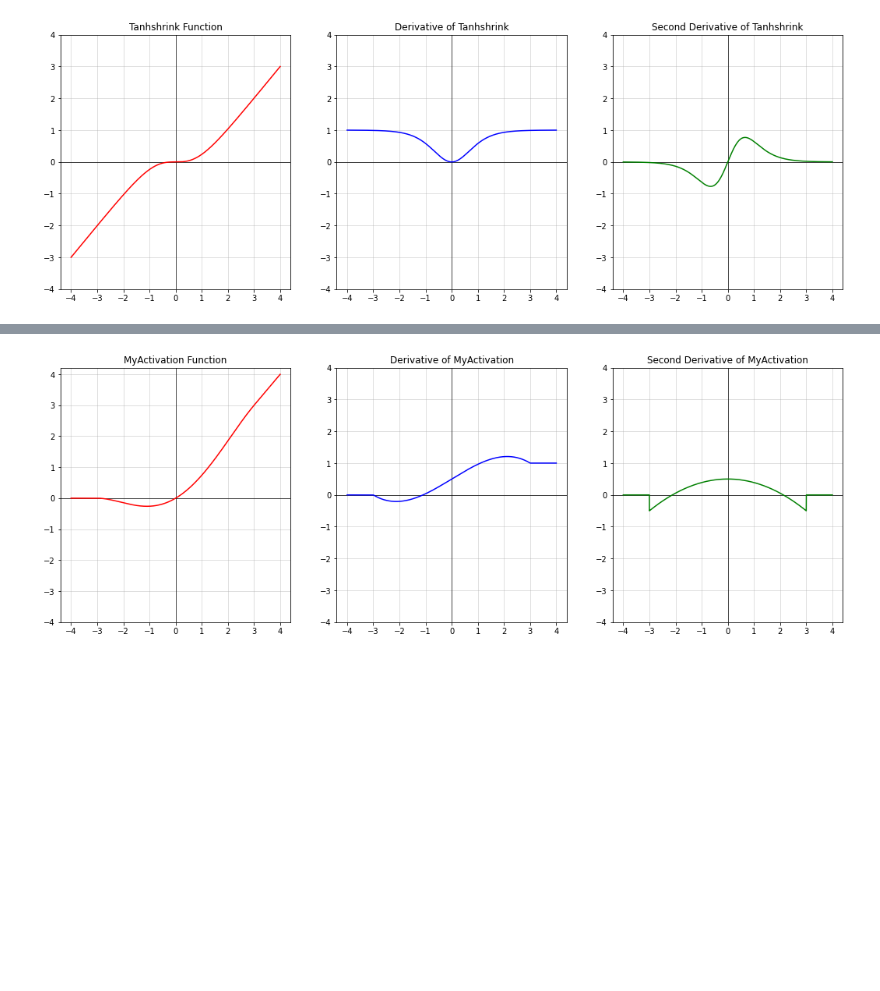
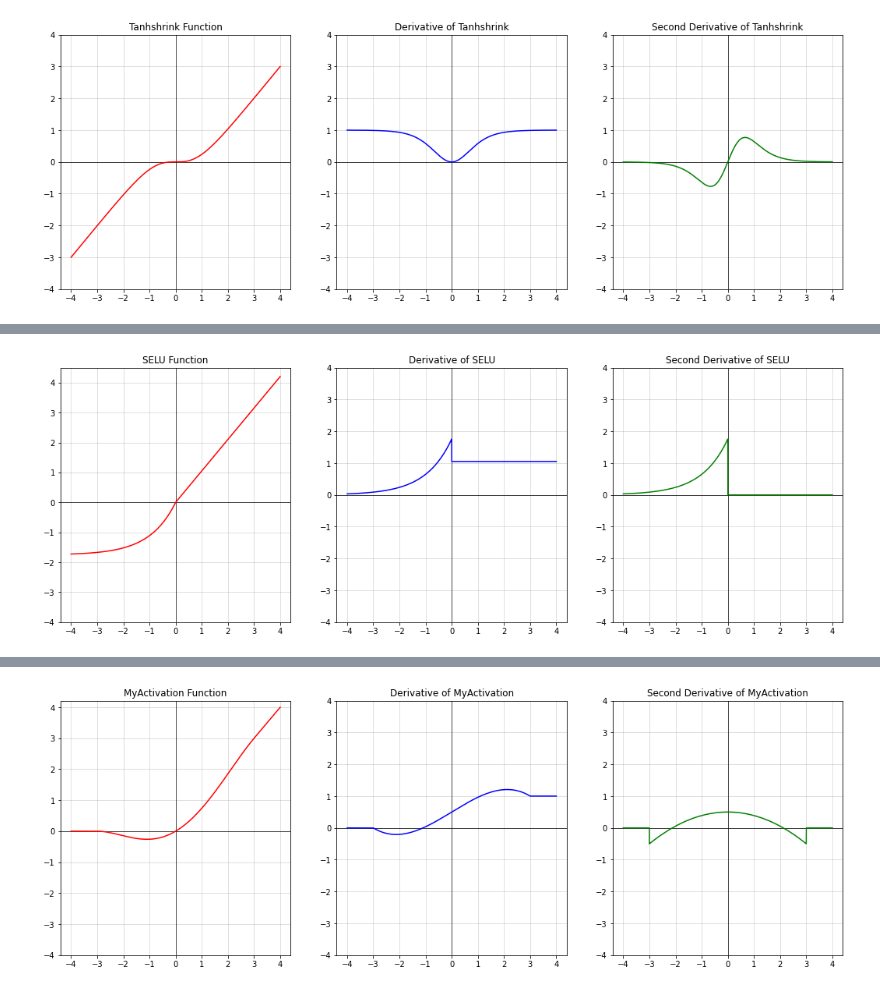
Before and after one commit to kdha0727/pytorch-activation-implementation, a Jupyter notebook: pytorch-activation-implementation.ipynb, the cells around one changed output, grey strips where cells are left out. Drawn from its saved outputs; the diff is of its cells as text; code cells hidden in the pictures; blank space fills up the shorter version.

Commit message:
Add RReLU, SELU, GLU, Softmax, Softmin, LogSoftmax
asdf

```diff
--- a/pytorch-activation-implementation.ipynb
+++ b/pytorch-activation-implementation.ipynb
@@ -637,0 +766,12 @@ class Tanhshrink(ActivationModule):
+# %%
+@plot_activation_module()
+class SELU(ActivationModule):  # Scaled ELU
+
+    # Make it as final
+    alpha = property(lambda self: 1.6732632423543772848170429916717)
+    scale = property(lambda self: 1.0507009873554804934193349852946)
+
+    def forward(self, x):
+        return torch.where(x >= 0., x, (torch.exp(x) - 1.) * self.alpha) * self.scale
+# %% [output]
+[figure, added]
```
Also changed, not shown: parts of 34 cells of this notebook, 55 other files.
